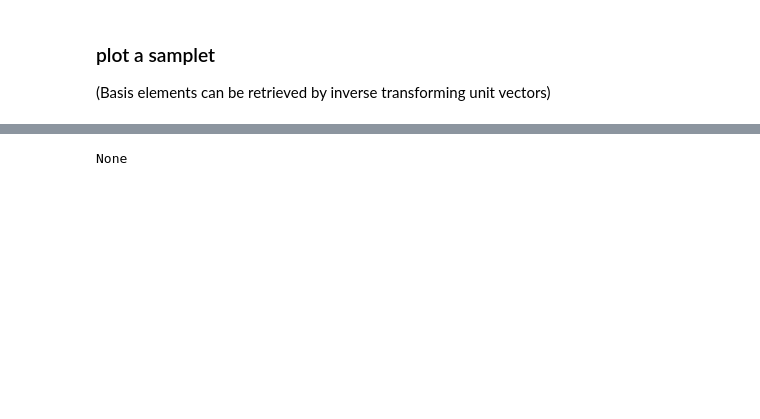
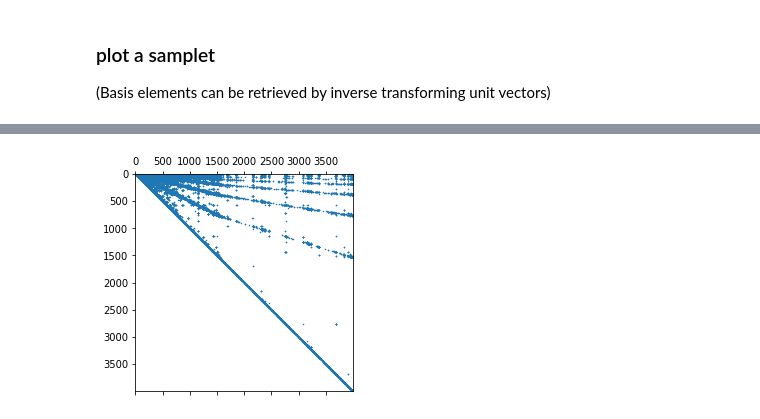
Before and after one commit to muchip/fmca, a Jupyter notebook: py/FMCA.ipynb, the cells around one changed output, grey strips where cells are left out. Cells and saved outputs as stored; diff of their text form; code cells hidden in the pictures; blank space fills up the shorter version.

```diff
--- a/py/FMCA.ipynb
+++ b/py/FMCA.ipynb
@@ -83,4 +81,5 @@ created retval
 # %%
-print(K)
+plt.spy(K,markersize=0.5)
+plt.show()
 # %% [output]
-None
+[figure, added]
```
Also changed, not shown: parts of 4 cells of this notebook, 3 other files.
